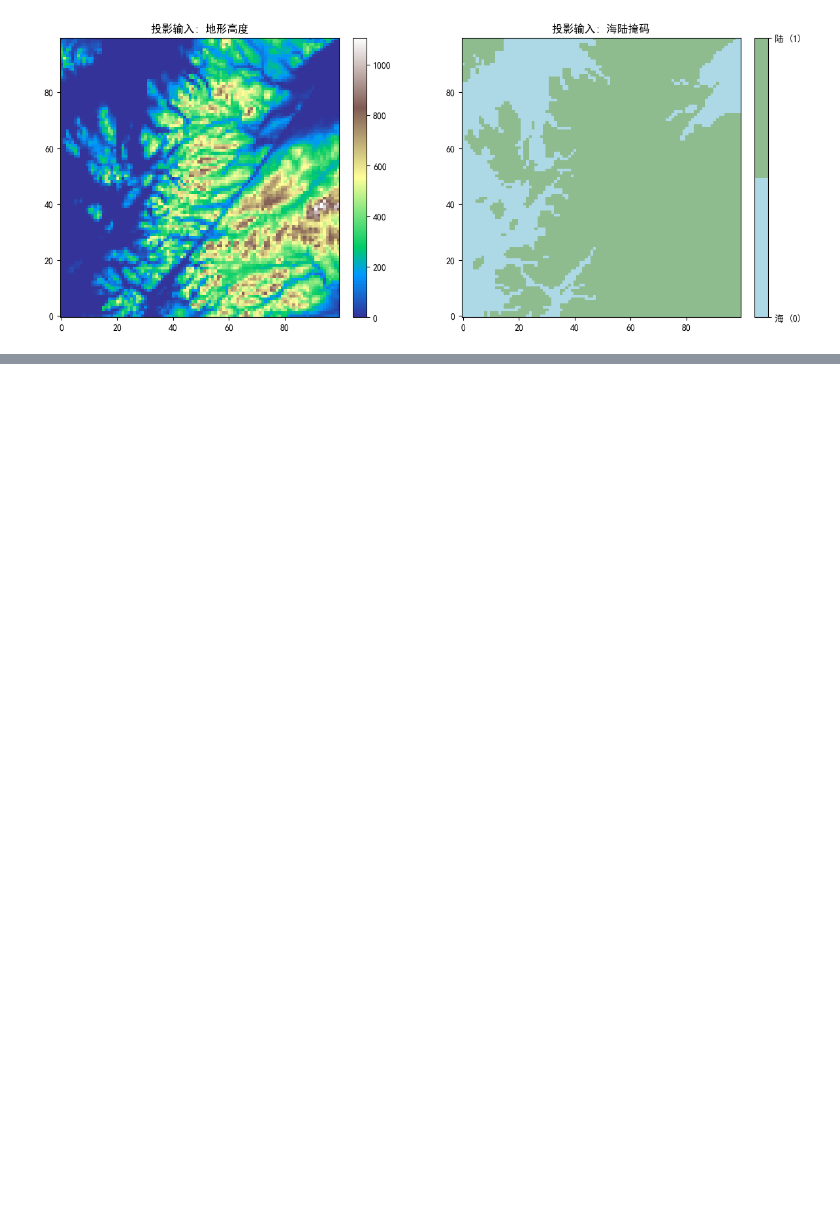
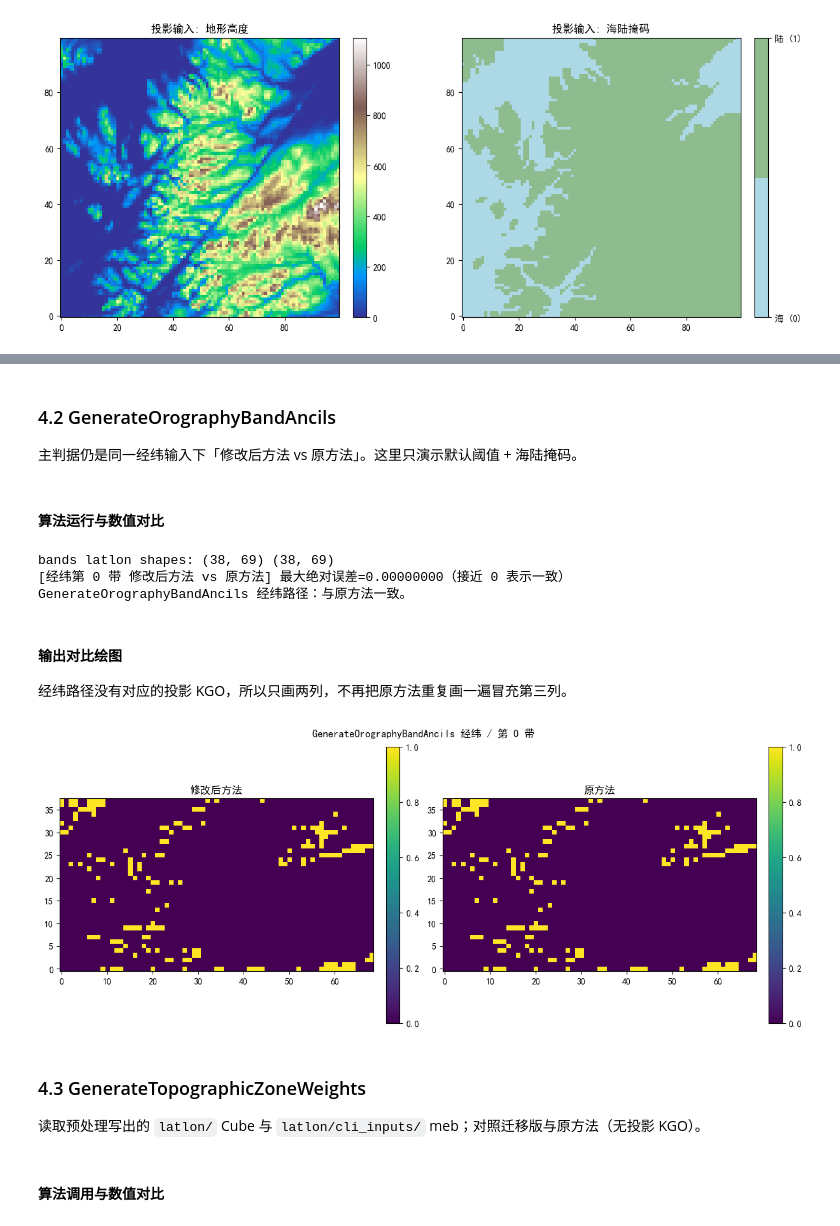
Before and after one commit to guoyunqian/NIMM_pip_repos, a Jupyter notebook: 00temp/generate_ancillary/nbs/generate_ancillary.ipynb, the cells around one changed output, grey strips where cells are left out. Drawn from its saved outputs; the diff is of its cells as text; code cells hidden in the pictures; blank space fills up the shorter version.

```diff
--- a/00temp/generate_ancillary/nbs/generate_ancillary.ipynb
+++ b/00temp/generate_ancillary/nbs/generate_ancillary.ipynb
@@ -761,0 +673,58 @@ max_abs(原方法CLI-KGO): 0.0
+# %% [markdown]
+### 4.2 GenerateOrographyBandAncils
+
+主判据仍是同一经纬输入下「修改后方法 vs 原方法」。这里只演示默认阈值 + 海陆掩码。
+# %% [markdown]
+#### 算法运行与数值对比
+# %%
+ll_orog_cube_path = BASIC_DIR / "latlon" / "input_orog.nc"
+ll_land_cube_path = BASIC_DIR / "latlon" / "input_land.nc"
+ll_orog_meb_path = BASIC_DIR / "latlon" / "cli_inputs" / "input_orog_meb.nc"
+ll_land_meb_path = BASIC_DIR / "latlon" / "cli_inputs" / "input_land_meb.nc"
+require_files(
+    [ll_orog_cube_path, ll_land_cube_path, ll_orog_meb_path, ll_land_meb_path],
+    "地形带经纬输入",
+)
+
+orog_ll = meb.read_griddata_from_nc(str(ll_orog_meb_path))
+land_ll = meb.read_griddata_from_nc(str(ll_land_meb_path))
+orog_ll_cube = iris.load_cube(str(ll_orog_cube_path))
+land_ll_cube = iris.load_cube(str(ll_land_cube_path))
+
+# 修改后方法调用
+cur_bands_ll = GenerateOrographyBandAncils().process(
+    orog_ll, THRESHOLDS_DICT, landmask=land_ll
+)
+# 原方法返回 CubeList，取第 0 带与迁移结果的 level=0 对齐
+orig_bands_ll = OrigBandsPlugin()(
+    orog_ll_cube, THRESHOLDS_DICT, landmask=land_ll_cube
+)
+
+cur0 = first_band_2d(cur_bands_ll)
+orig0 = to_2d(np.asarray(orig_bands_ll[0].data)).astype(float)
+print("bands latlon shapes:", cur0.shape, orig0.shape)
+print_max_abs(cur0, orig0, "经纬第 0 带 修改后方法 vs 原方法")
+np.testing.assert_array_equal(cur0, orig0)
+print("GenerateOrographyBandAncils 经纬路径：与原方法一致。")
+# %% [output]
+bands latlon shapes: (38, 69) (38, 69)
+[经纬第 0 带 修改后方法 vs 原方法] 最大绝对误差=0.00000000（接近 0 表示一致）
+GenerateOrographyBandAncils 经纬路径：与原方法一致。
+# %% [markdown]
+#### 输出对比绘图
+
+经纬路径没有对应的投影 KGO，所以只画两列，不再把原方法重复画一遍冒充第三列。
+# %%
+plot_pair(
+    "GenerateOrographyBandAncils 经纬 / 第 0 带",
+    cur0,
+    orig0,
+)
+# %% [output]
+[figure, added]
+# %% [markdown]
+### 4.3 GenerateTopographicZoneWeights
+
+读取预处理写出的 `latlon/` Cube 与 `latlon/cli_inputs/` meb；对照迁移版与原方法（无投影 KGO）。
+# %% [markdown]
+#### 算法调用与数值对比
```
Also changed, not shown: parts of 72 cells of this notebook, 25 other files.
